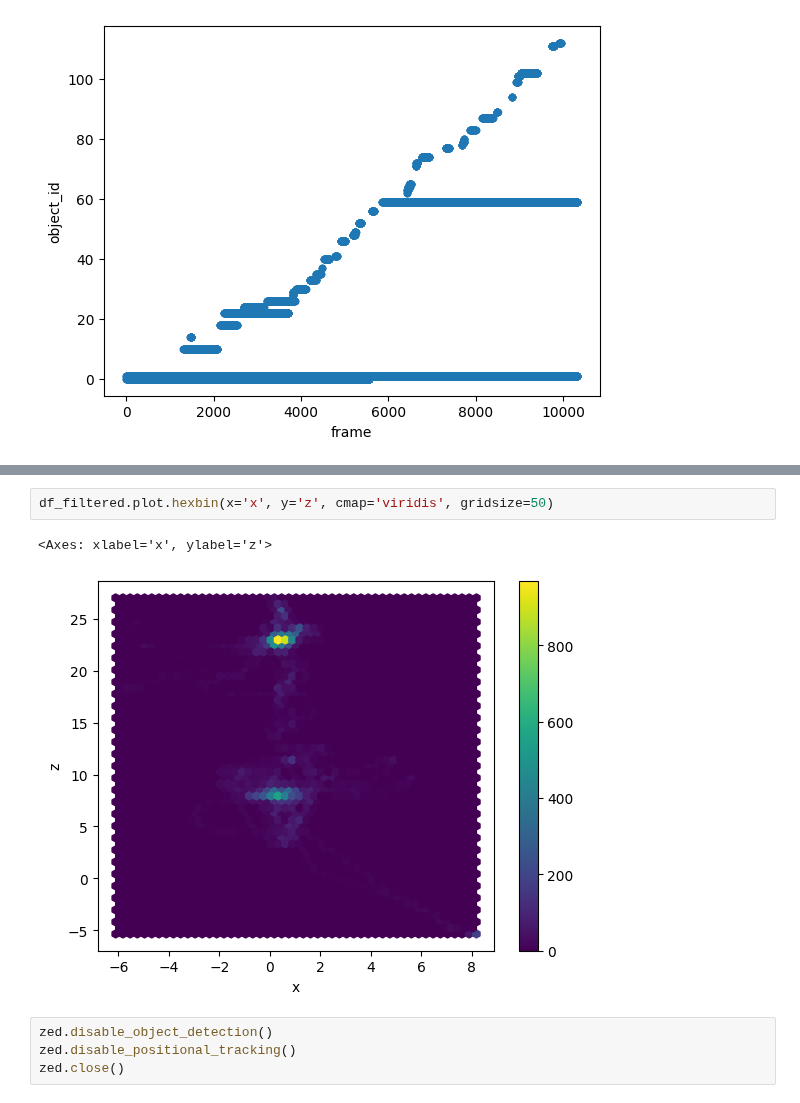
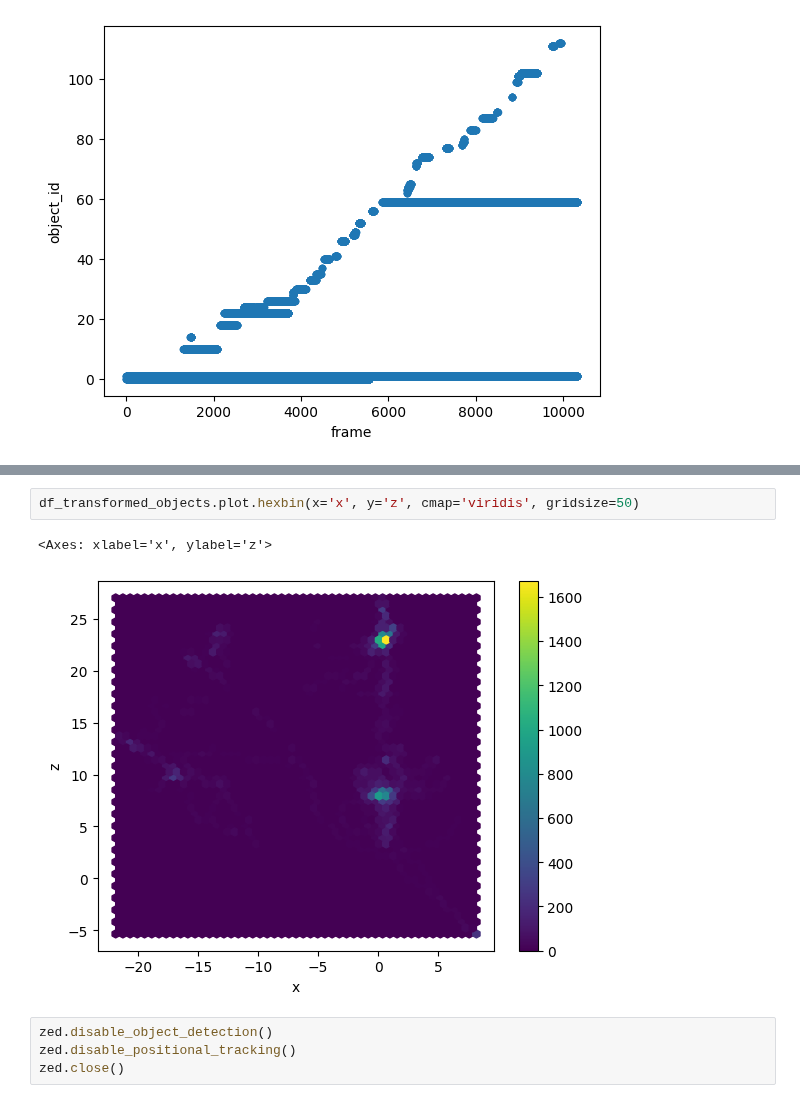
Before and after one commit to fhnw-ds/fhnw-cda2-tennis-analysis, a Jupyter notebook: field_analysis.ipynb, the cells around one changed output, grey strips where cells are left out. Drawn from its saved outputs; the diff is of its cells as text.

```diff
--- a/field_analysis.ipynb
+++ b/field_analysis.ipynb
@@ -191,10 +185,10 @@ plt.show()
 # %% [output]
 [figure]
 # %%
-df_filtered.plot.hexbin(x='x', y='z', cmap='viridis', gridsize=50)
+df_transformed_objects.plot.hexbin(x='x', y='z', cmap='viridis', gridsize=50)
 # %% [output]
 <Axes: xlabel='x', ylabel='z'>
-[figure, old version]
+[figure, new version]
 # %%
 zed.disable_object_detection()
 zed.disable_positional_tracking()
```
Also changed, not shown: parts of 10 cells of this notebook, 2 other files.
